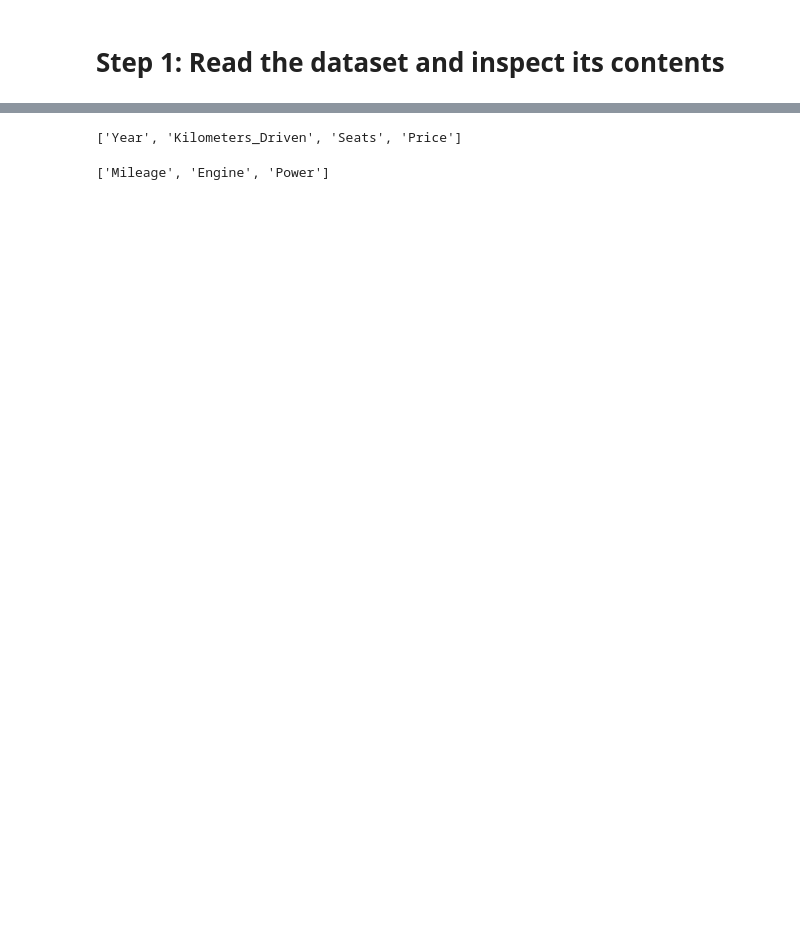
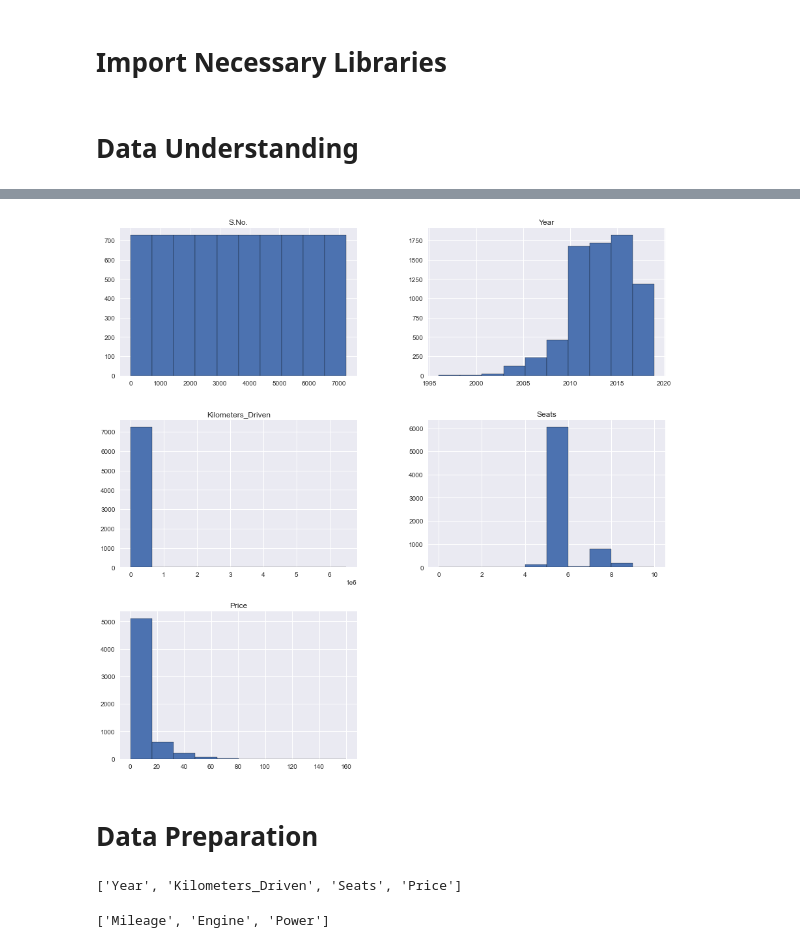
Before and after one commit to githosted/CAPSTONE, a Jupyter notebook: UsedCars.ipynb, the cells around one changed output, grey strips where cells are left out. Cells and saved outputs as stored; diff of their text form; code cells hidden in the pictures; blank space fills up the shorter version.

```diff
--- a/UsedCars.ipynb
+++ b/UsedCars.ipynb
@@ -22,5 +5,5 @@ The information obtained will also be used to educate their sales team and help
 # %% [markdown]
-# Step 1: Read the dataset and inspect its contents
+# Import Necessary Libraries
 # %%
 #Import packages
 import numpy as np
@@ -45,8 +28,10 @@ from scipy.stats import norm
 warnings.filterwarnings("ignore")
 %matplotlib inline
 plt.style.use('seaborn')
+# %% [markdown]
+# Data Understanding
 # %%
-#REview the dataset
-df = pd.read_csv('data\\used_cars_data.csv')
+#Review the dataset
+data = pd.read_csv('data\\used_cars_data.csv')
 # %%
 #load the first rows
@@ -58,4 +43,11 @@ df.head()
 | 2 | 2 | Honda Jazz V | Chennai | 2011 | 46000 | Petrol | Manual | First | 18.2 kmpl | ... |
 | 3 | 3 | Maruti Ertiga VDI | Chennai | 2012 | 87000 | Diesel | Manual | First | 20.77 kmpl | ... |
 | 4 | 4 | Audi A4 New 2.0 TDI Multitronic | Coimbatore | 2013 | 40670 | Diesel | Automatic | Second | 15.2 kmpl | ... |
+# %%
+#Distribution visualization
+data.hist(figsize=(15,15), edgecolor = 'black');
+# %% [output]
+[figure, added]
+# %% [markdown]
+# Data Preparation
 # %%
```
Also changed, not shown: parts of 72 cells of this notebook, 4 other files.
